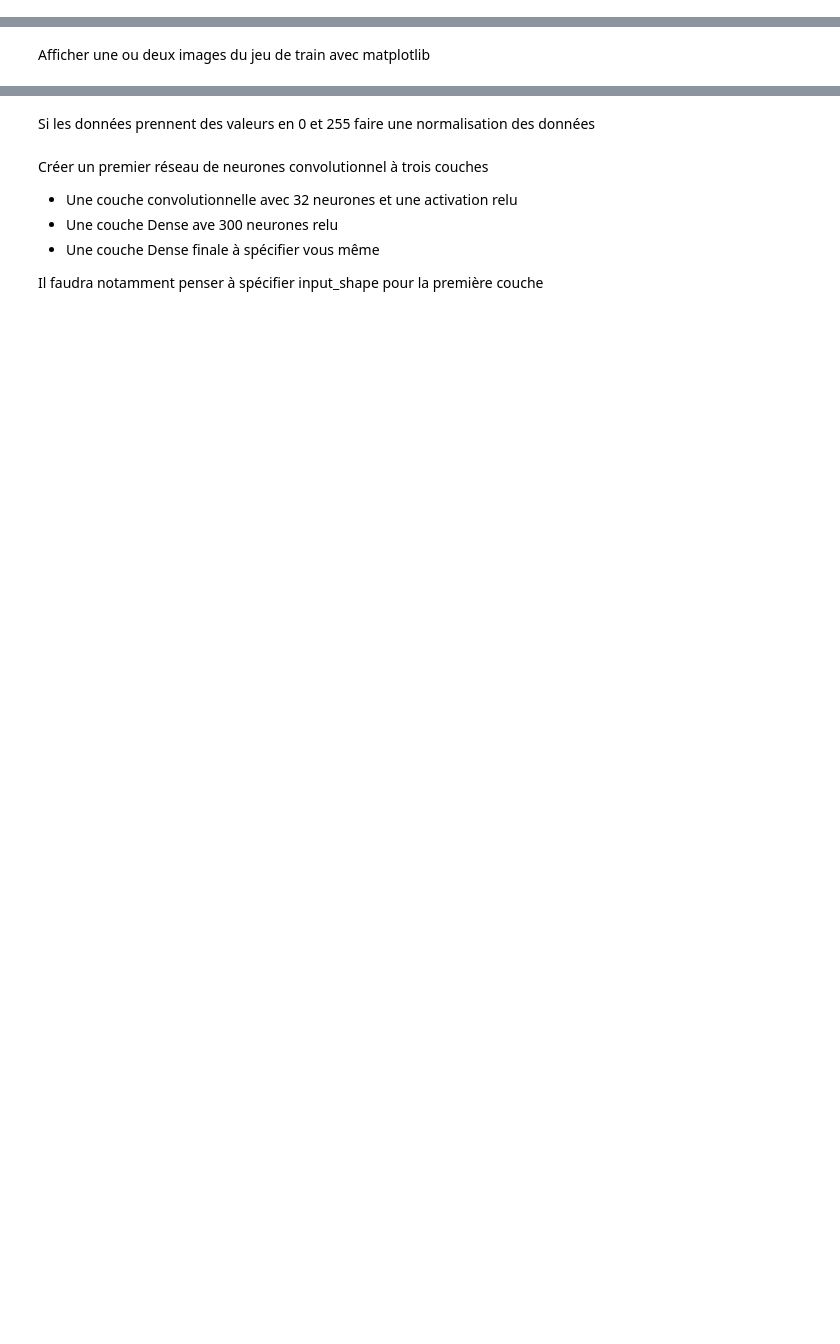
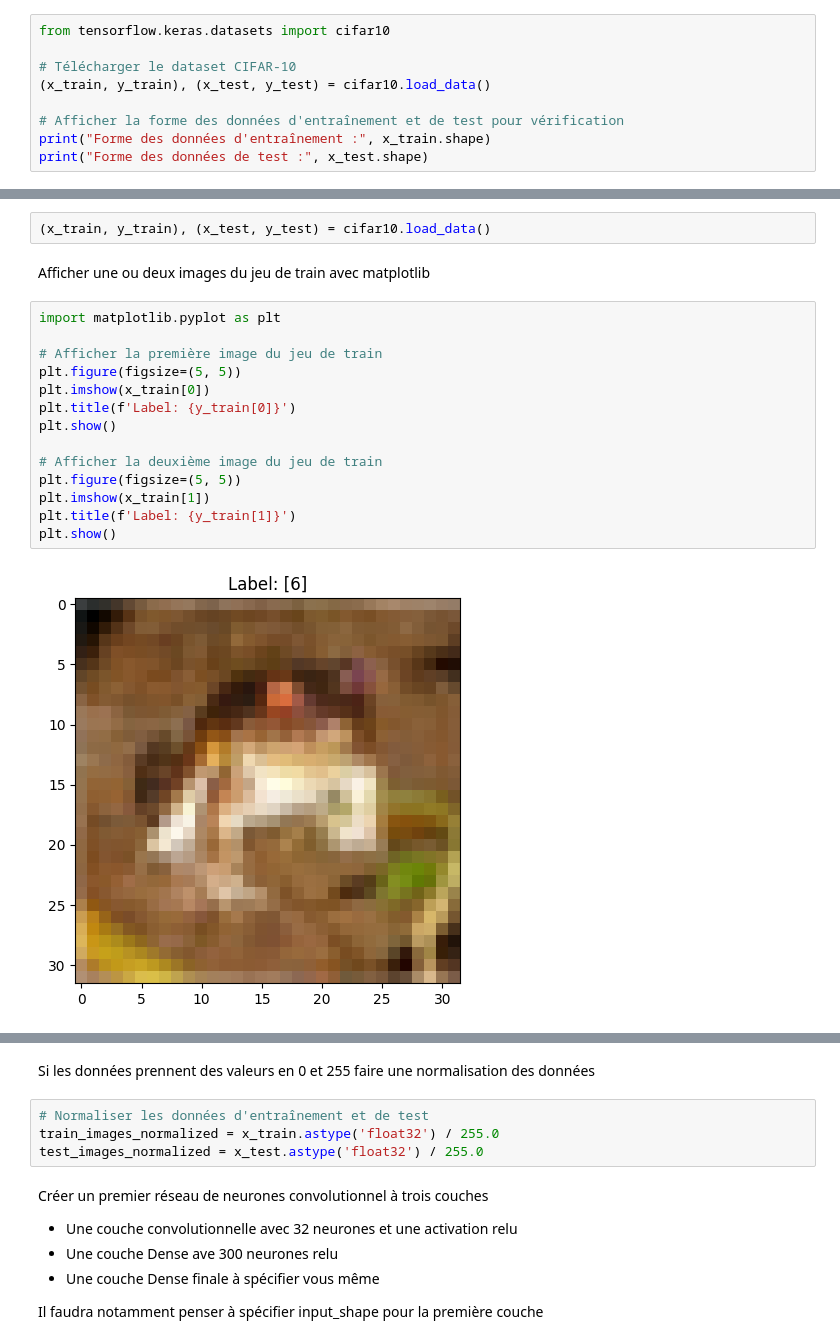
Before and after one commit to Nath9666/Reconnaissance-de-formes-et-apprentissage-machine, a Jupyter notebook: TP/TP4/Efrei-M2deeplearning/2.CNN_with_keras.ipynb, the cells around one changed output, grey strips where cells are left out. Cells and saved outputs as stored; diff of their text form; blank space fills up the shorter version.

```diff
--- a/TP/TP4/Efrei-M2deeplearning/2.CNN_with_keras.ipynb
+++ b/TP/TP4/Efrei-M2deeplearning/2.CNN_with_keras.ipynb
@@ -5,2 +10,11 @@ Maintenant qu'on a vu comment fonctionnait une convolution, on va entraîner nos
 # %% [markdown]
 Télécharger le dataset cifar 10 en utilisant le module datasets de keras
+# %%
+from tensorflow.keras.datasets import cifar10
+
+# Télécharger le dataset CIFAR-10
+(x_train, y_train), (x_test, y_test) = cifar10.load_data()
+
+# Afficher la forme des données d'entraînement et de test pour vérification
+print("Forme des données d'entraînement :", x_train.shape)
+print("Forme des données de test :", x_test.shape)
@@ -7,4 +26,22 @@ Télécharger le dataset cifar 10 en utilisant le module datasets de keras
 # %% [markdown]
 Récupérer le jeu de train et de test dans des variables train et test
+# %%
+(x_train, y_train), (x_test, y_test) = cifar10.load_data()
 # %% [markdown]
 Afficher une ou deux images du jeu de train avec matplotlib
+# %%
+import matplotlib.pyplot as plt
+
+# Afficher la première image du jeu de train
+plt.figure(figsize=(5, 5))
+plt.imshow(x_train[0])
+plt.title(f'Label: {y_train[0]}')
+plt.show()
+
+# Afficher la deuxième image du jeu de train
+plt.figure(figsize=(5, 5))
+plt.imshow(x_train[1])
+plt.title(f'Label: {y_train[1]}')
+plt.show()
+# %% [output]
+[figure, added]
@@ -11,5 +49,9 @@ Afficher une ou deux images du jeu de train avec matplotlib
 # %% [markdown]
 Si les données prennent des valeurs en 0 et 255 faire une normalisation des données
+# %%
+# Normaliser les données d'entraînement et de test
+train_images_normalized = x_train.astype('float32') / 255.0
+test_images_normalized = x_test.astype('float32') / 255.0
 # %% [markdown]
 Créer un premier réseau de neurones convolutionnel à trois couches
 - Une couche convolutionnelle avec 32 neurones et une activation relu
```
Also changed, not shown: parts of 6 cells of this notebook.
